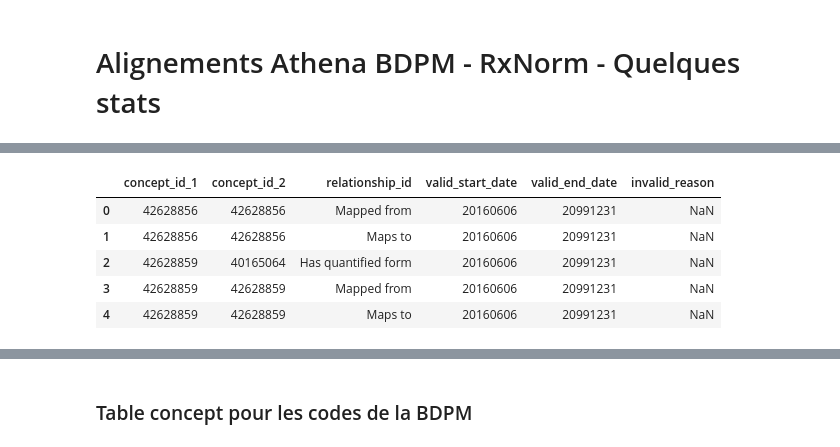
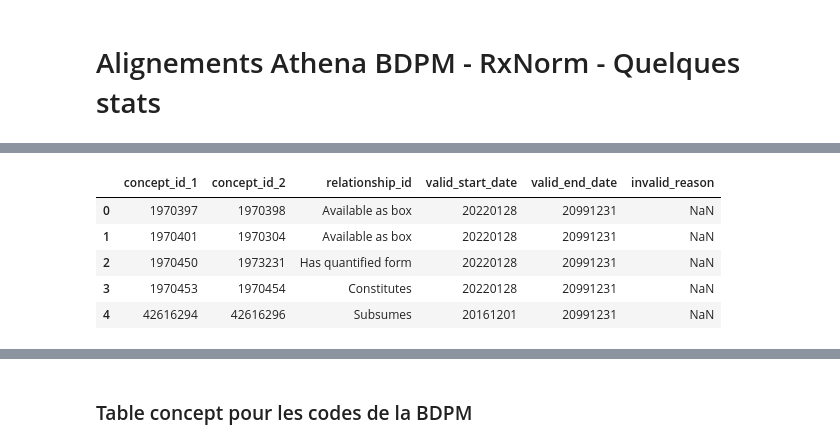
Before and after one commit to Gaelle-R/mapping_bdpm_rxnorm, a Jupyter notebook: mapping_bdpm_rxnorm.ipynb, the cells around one changed output, grey strips where cells are left out. Drawn from its saved outputs; the diff is of its cells as text; code cells hidden in the pictures.

```diff
--- a/mapping_bdpm_rxnorm.ipynb
+++ b/mapping_bdpm_rxnorm.ipynb
@@ -4,0 +8,2 @@ import pandas as pd
+# %%
+vocab_path = '../../../Documents/MAD/coagulo/vocab_tables'
@@ -15,15 +33,16 @@ concept.head()
 | 4 | 45756801 | Pathology - Molecular Genetic | Provider | ABMS | Physician Specialty | S | OMOP4821942 | ... |
 # %%
 # Table concept_relationship --> Table qui contient les relations entre les codes (alignements, hiérarchiques, etc)
-concept_rel = pd.read_csv('CONCEPT_RELATIONSHIP.csv', sep='\t')
+concetp_rel_path =  os.path.join(vocab_path, 'CONCEPT_RELATIONSHIP.csv')
+concept_rel = pd.read_csv(concetp_rel_path, sep='\t')
 concept_rel.head()
 # %% [output]
 |  | concept_id_1 | concept_id_2 | relationship_id | valid_start_date | valid_end_date | invalid_reason |
-| 0 | 42628856 | 42628856 | Mapped from | 20160606 | 20991231 | NaN |
-| 1 | 42628856 | 42628856 | Maps to | 20160606 | 20991231 | NaN |
-| 2 | 42628859 | 40165064 | Has quantified form | 20160606 | 20991231 | NaN |
-| 3 | 42628859 | 42628859 | Mapped from | 20160606 | 20991231 | NaN |
-| 4 | 42628859 | 42628859 | Maps to | 20160606 | 20991231 | NaN |
+| 0 | 1970397 | 1970398 | Available as box | 20220128 | 20991231 | NaN |
+| 1 | 1970401 | 1970304 | Available as box | 20220128 | 20991231 | NaN |
+| 2 | 1970450 | 1973231 | Has quantified form | 20220128 | 20991231 | NaN |
+| 3 | 1970453 | 1970454 | Constitutes | 20220128 | 20991231 | NaN |
+| 4 | 42616294 | 42616296 | Subsumes | 20161201 | 20991231 | NaN |
 # %%
 # Nomenclatures uniques dans concept
 concept.vocabulary_id.unique()
```
Also changed, not shown: parts of 16 cells of this notebook, 1 other file.
